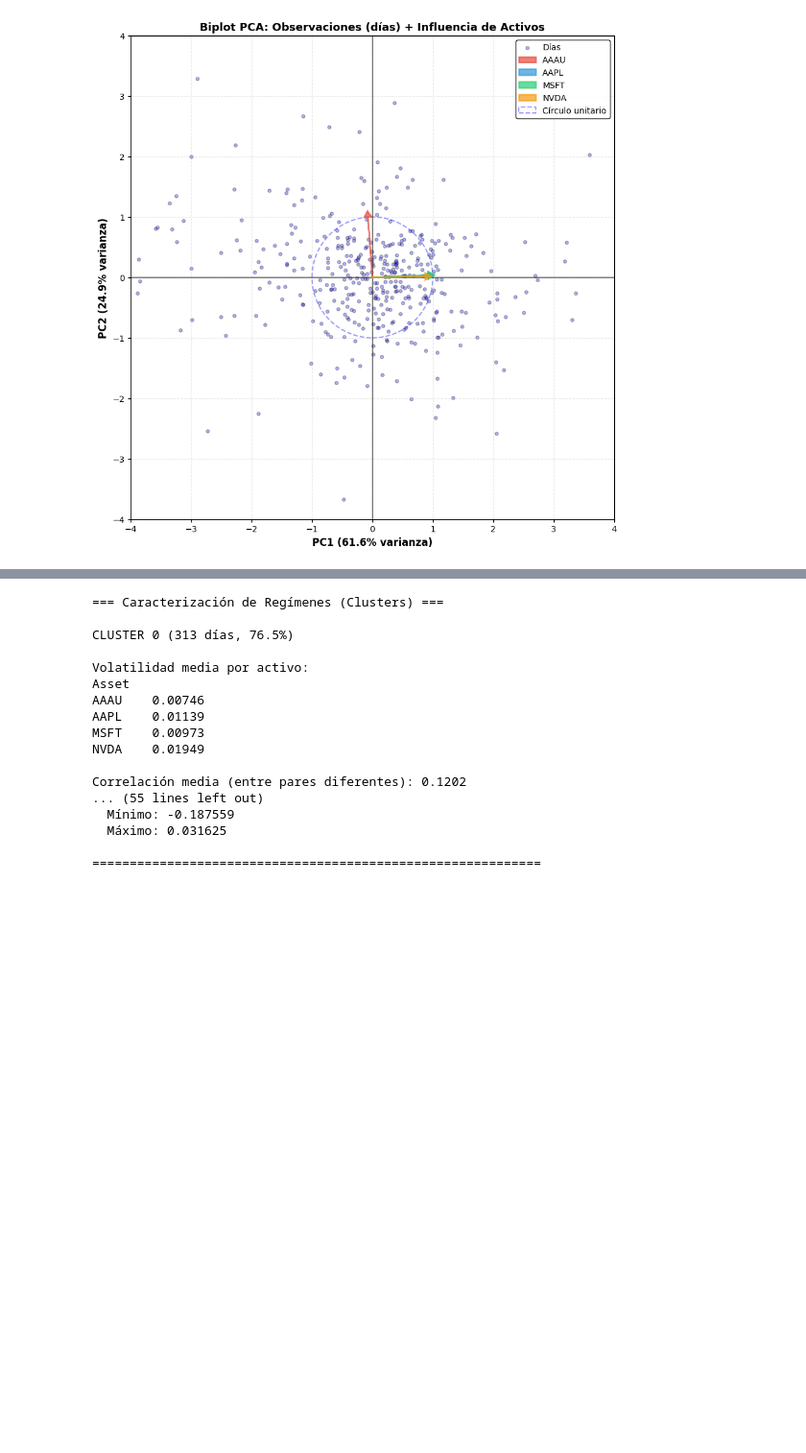
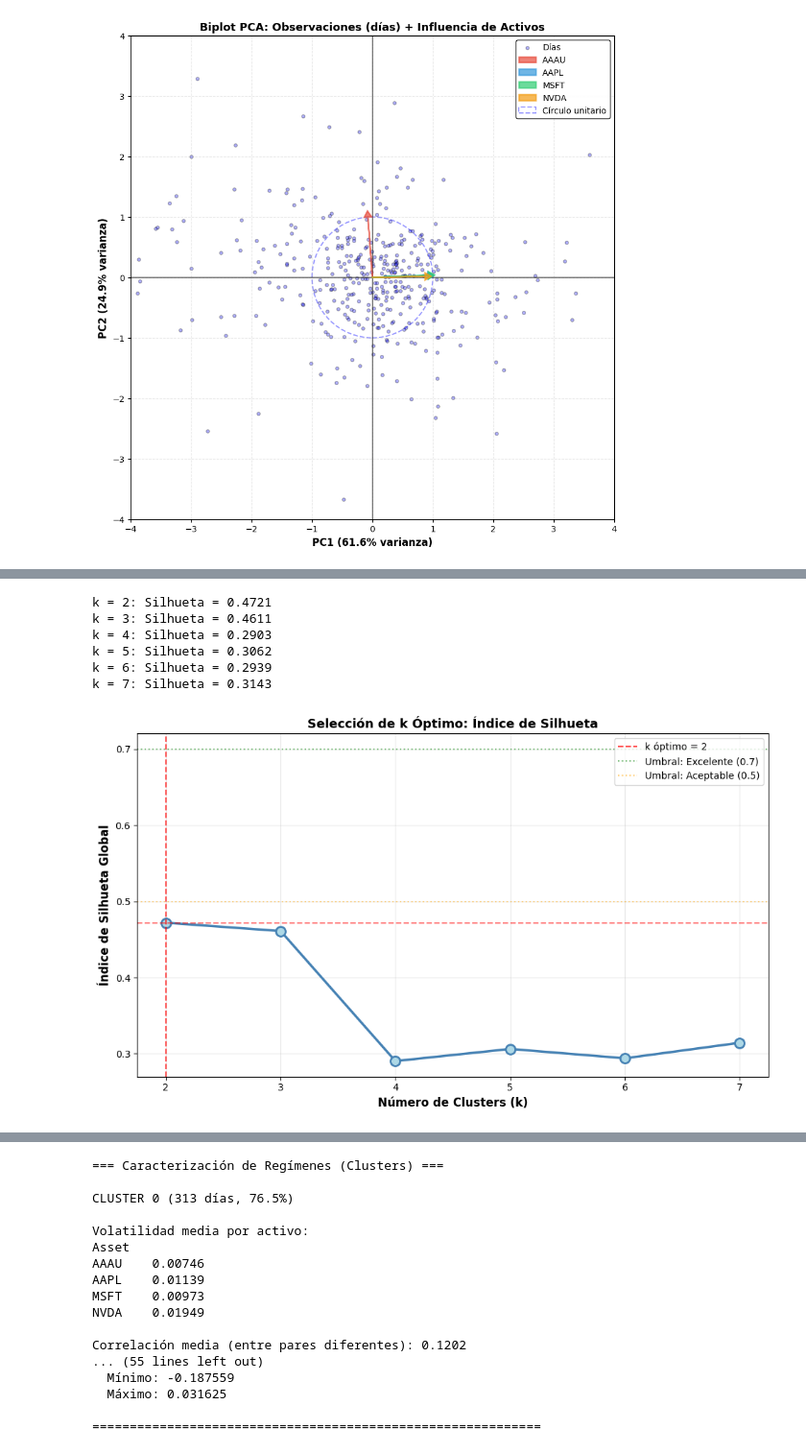
Before and after one commit to JuanCMath/Quantitative-Analysis-of-Financial-Markets, a Jupyter notebook: notebook/Notebook.ipynb, the cells around one changed output, grey strips where cells are left out. Shown at 96% size. Saved outputs shown, nothing was run; the diff lists cells and outputs as text; code cells hidden in the pictures; blank space fills up the shorter version.

```diff
--- a/notebook/Notebook.ipynb
+++ b/notebook/Notebook.ipynb
@@ -1659 +1710,62 @@ Se utilizarán las 2 primeras componentes para agrupar días con comportamiento
+# %%
+from sklearn.metrics import silhouette_score, silhouette_samples
+import matplotlib.pyplot as plt
+import numpy as np
+
+# Preparar datos: usar las 2 componentes principales
+if Z.shape[1] >= 2:
+    Z2 = Z[:, :2]
+else:
+    Z2 = Z
+
+# Rango de valores de k a explorar
+k_range = range(2, 8)
+silhueta_scores = []
+kmeans_models = []
+
+for k in k_range:
+    # Entrenar K-Means
+    kmeans_k = KMeans(n_clusters=k, n_init=20, random_state=42)
+    labels_k = kmeans_k.fit_predict(Z2)
+
+    # Calcular silhueta global
+    silhueta = silhouette_score(Z2, labels_k)
+    silhueta_scores.append(silhueta)
+    kmeans_models.append(kmeans_k)
+
+    print(f"k = {k}: Silhueta = {silhueta:.4f}")
+
+# Identificar k óptimo
+k_optimal_idx = np.argmax(silhueta_scores)
+k_optimal = list(k_range)[k_optimal_idx]
+silhueta_optimal = silhueta_scores[k_optimal_idx]
+
+# Graficar silhueta vs k
+fig, ax = plt.subplots(figsize=(10, 6))
+ax.plot(k_range, silhueta_scores, 'o-', linewidth=2.5, markersize=10,
+        color='steelblue', markerfacecolor='lightblue', markeredgewidth=2)
+ax.axvline(k_optimal, color='red', linestyle='--', linewidth=1.5, alpha=0.7,
+           label=f'k óptimo = {k_optimal}')
+ax.axhline(silhueta_optimal, color='red', linestyle='--', linewidth=1.5, alpha=0.5)
+
+# Umbral interpretativo
+ax.axhline(0.7, color='green', linestyle=':', linewidth=1.5, alpha=0.5, label='Umbral: Excelente (0.7)')
+ax.axhline(0.5, color='orange', linestyle=':', linewidth=1.5, alpha=0.5, label='Umbral: Aceptable (0.5)')
+
+ax.set_xlabel('Número de Clusters (k)', fontsize=12, fontweight='bold')
+ax.set_ylabel('Índice de Silhueta Global', fontsize=12, fontweight='bold')
+ax.set_title('Selección de k Óptimo: Índice de Silhueta', fontsize=13, fontweight='bold')
+ax.grid(True, alpha=0.3)
+ax.legend(loc='best', fontsize=10)
+ax.set_xticks(k_range)
+plt.tight_layout()
+plt.show()
+# %% [output]
+k = 2: Silhueta = 0.4721
+k = 3: Silhueta = 0.4611
+k = 4: Silhueta = 0.2903
+k = 5: Silhueta = 0.3062
+k = 6: Silhueta = 0.2939
+k = 7: Silhueta = 0.3143
+[figure, added]
 # %%
```
Also changed, not shown: parts of 16 cells of this notebook.
